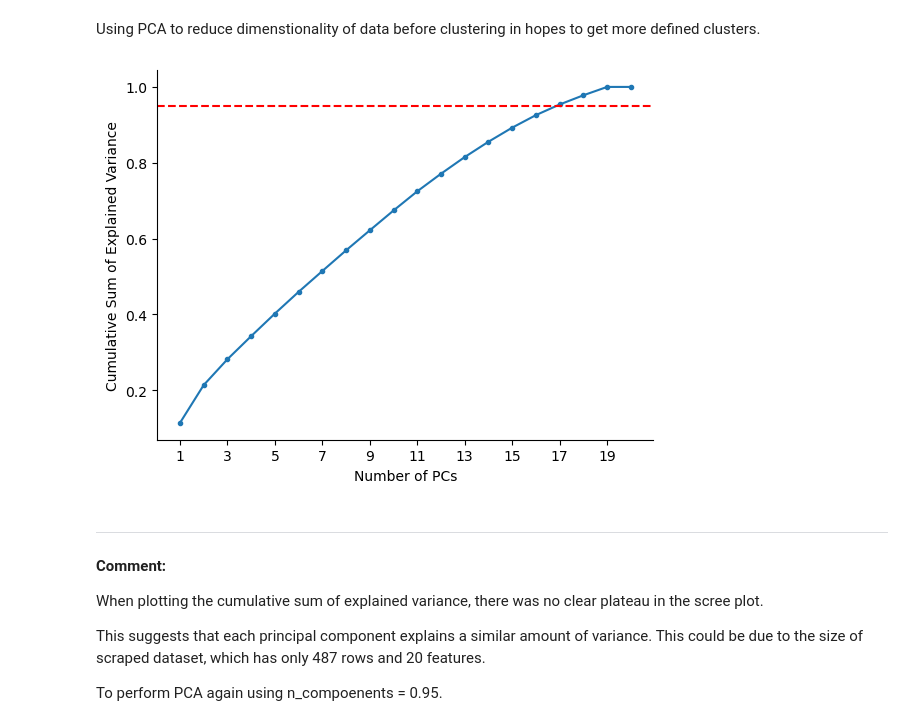
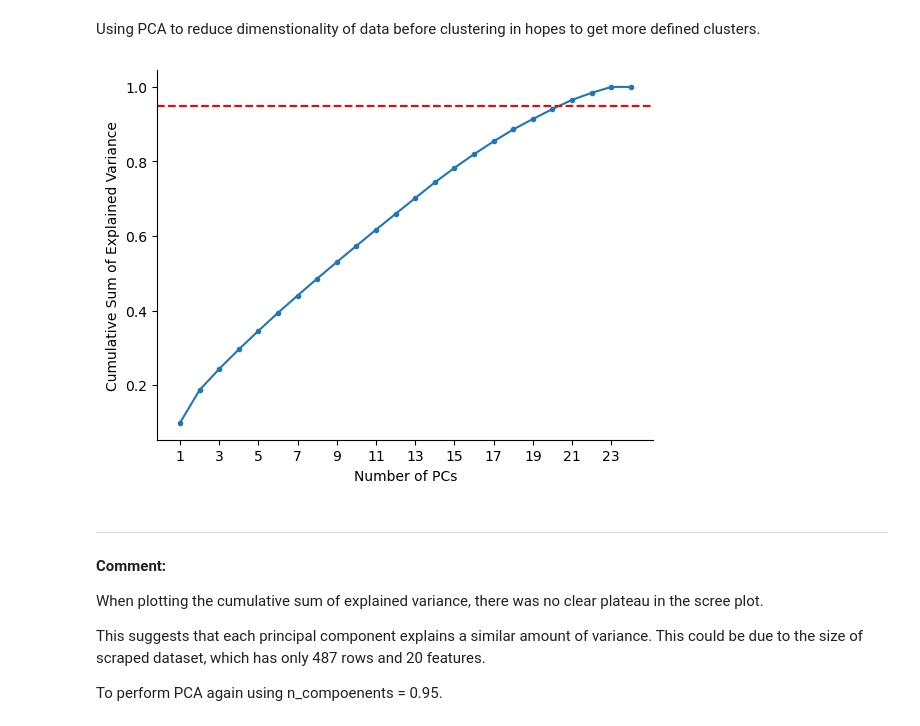
Before and after one commit to simrenbasra/Sound-Decisions, a Jupyter notebook: notebooks/02_data_eda/02-clustering.ipynb, the cells around one changed output. Cells and saved outputs as stored; diff of their text form; code cells hidden in the pictures.

```diff
--- a/notebooks/02_data_eda/02-clustering.ipynb
+++ b/notebooks/02_data_eda/02-clustering.ipynb
@@ -52,8 +73,8 @@ Index(['Product ID', 'Description', 'Rating', 'Is Prime', 'Wireless',
 # %% [markdown]
 ### 1. Define X
 # %%
-# To include all features but Product ID and Description
-X = df.drop(columns=['Product ID', 'Description'])
+# To include all features but Product ID, Description, Original Price
+X = df.drop(columns=['Product ID', 'Description', 'Price'])
 # %% [markdown]
 ----
 **Comment:**
@@ -84,16 +105,16 @@ cum_sum = np.cumsum(expl_var)
 # %%
 # Finding optimum n_components using cumulative sum
 plt.figure()
-plt.plot(range(1,21), cum_sum, marker='.')
+plt.plot(range(1,X_scaled.shape[1]+1), cum_sum, marker='.')
 plt.axhline(0.95, c='r', linestyle='--')
 plt.xlabel('Number of PCs')
 plt.ylabel('Cumulative Sum of Explained Variance')
-plt.xticks(range(1,21,2))
+plt.xticks(range(1,X_scaled.shape[1]+1,2))
 ax = plt.gca()
 ax.spines[['top', 'right']].set_visible(False)
 plt.show()
 # %% [output]
-[figure, old version]
+[figure, new version]
 # %% [markdown]
 ----
 **Comment:**
```
Also changed, not shown: parts of 16 cells of this notebook.
